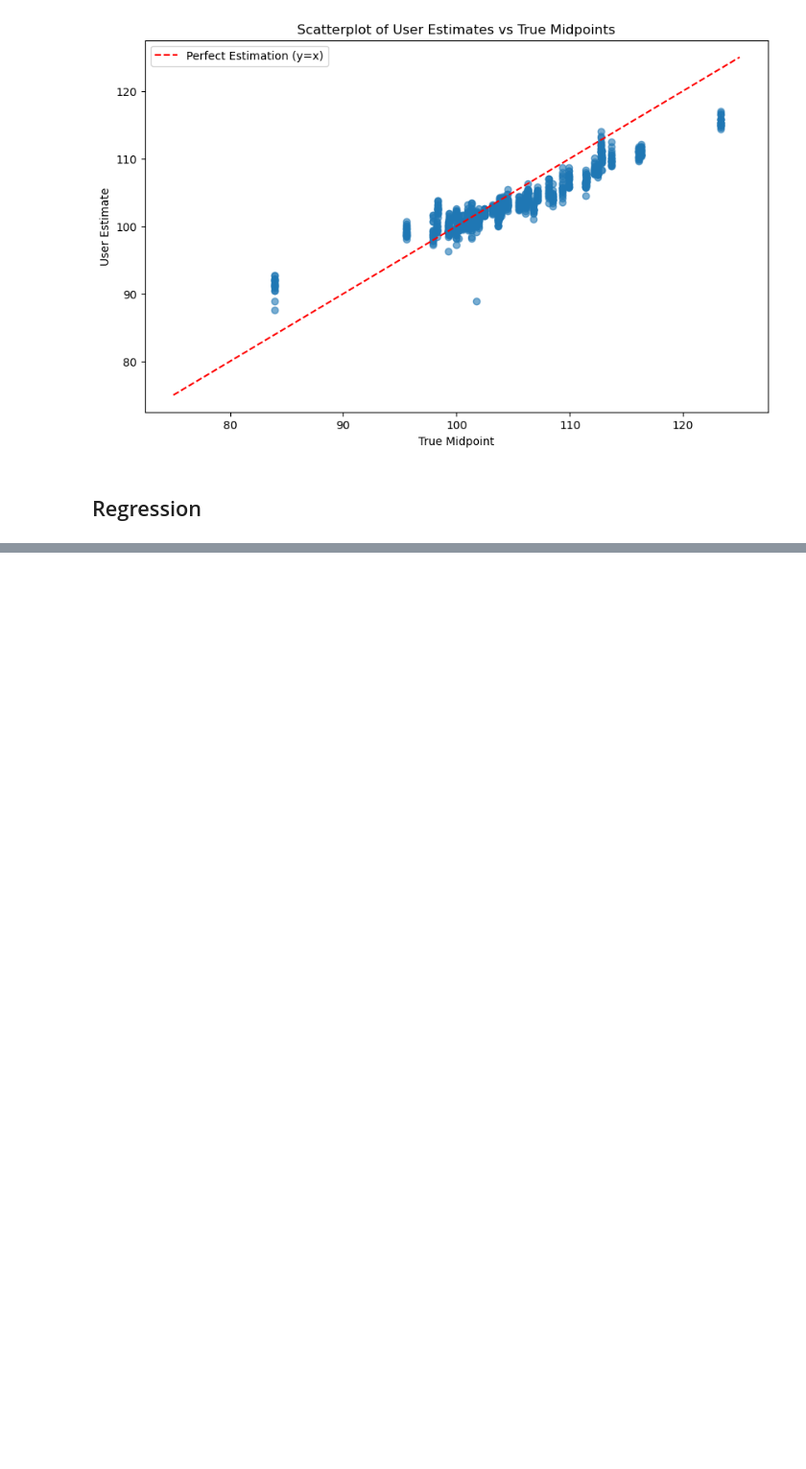
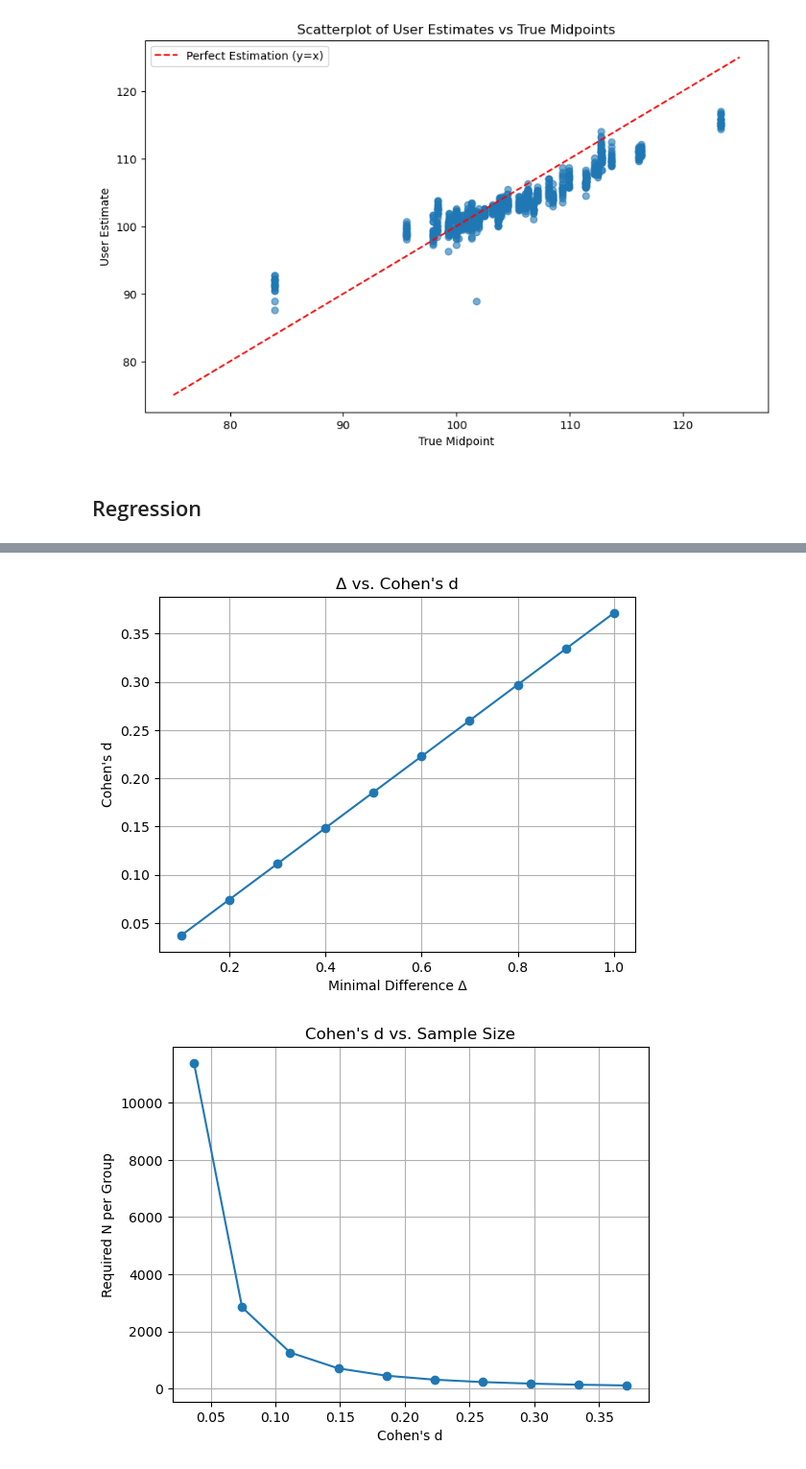
Before and after one commit to seculoseculorum/Gradu_kysely, a Jupyter notebook: Analysis.ipynb, the cells around one changed output, grey strips where cells are left out. Shown: that part at 96% size. Saved outputs shown, nothing was run; the diff lists cells and outputs as text; code cells hidden in the pictures; blank space fills up the shorter version.

```diff
--- a/Analysis.ipynb
+++ b/Analysis.ipynb
@@ -273,3 +273,44 @@ Covariance Type:            nonrobust
 
 Notes:
 [1] Standard Errors assume that the covariance matrix of the errors is correctly specified.
+# %%
+import numpy as np
+import matplotlib.pyplot as plt
+from statsmodels.stats.power import TTestIndPower
+
+# Pilot standard deviation
+sd = 2.693
+
+# Define minimal detectable differences (Δ)
+deltas = np.linspace(0.1, 1.0, 10)  # e.g. 0.1 to 1.0 units
+
+# Compute Cohen's d
+ds = deltas / sd
+
+# Power analysis: α=0.05, power=0.80
+analysis = TTestIndPower()
+required_n = [
+    analysis.solve_power(effect_size=d, alpha=0.05, power=0.8, alternative='two-sided')
+    for d in ds
+]
+
+# Plot Δ vs. d
+plt.figure()
+plt.plot(deltas, ds, 'o-')
+plt.xlabel("Minimal Difference Δ")
+plt.ylabel("Cohen's d")
+plt.title("Δ vs. Cohen's d")
+plt.grid(True)
+
+# Plot d vs. Required N
+plt.figure()
+plt.plot(ds, required_n, 'o-')
+plt.xlabel("Cohen's d")
+plt.ylabel("Required N per Group")
+plt.title("Cohen's d vs. Sample Size")
+plt.grid(True)
+
+plt.show()
+# %% [output]
+[figure, added]
+[figure, added]
```
Also changed, not shown: parts of 5 cells of this notebook, 1 other file.
